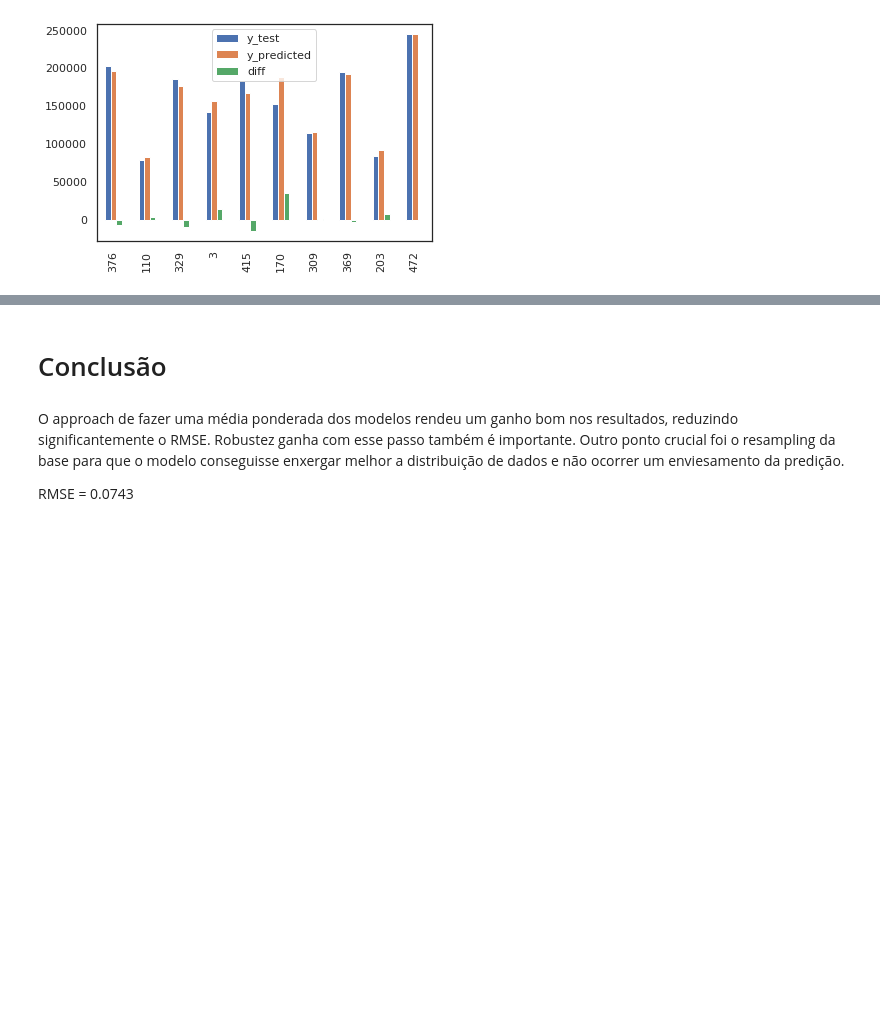
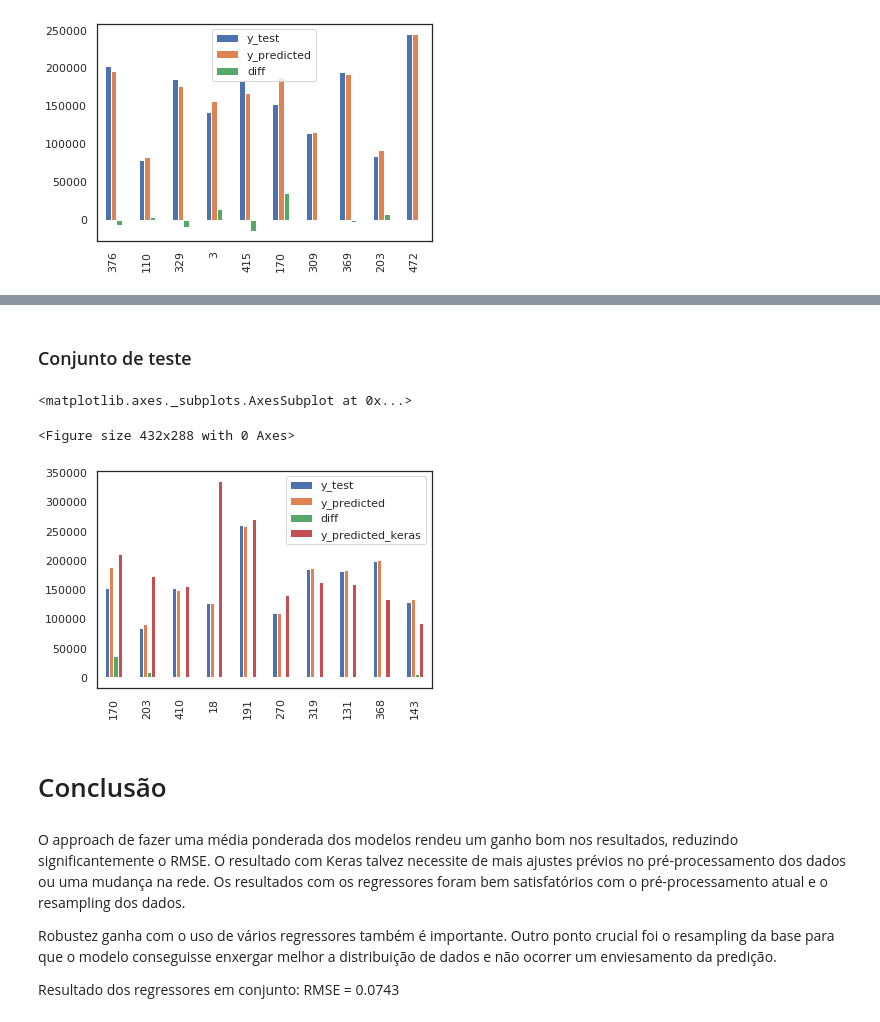
Before and after one commit to acresende/house-price-prediction, a Jupyter notebook: research/house-price-prediction.ipynb, the cells around one changed output, grey strips where cells are left out. Cells and saved outputs as stored; diff of their text form; code cells hidden in the pictures; blank space fills up the shorter version.

Commit message:
Adding keras, neuralnet model

```diff
--- a/research/house-price-prediction.ipynb
+++ b/research/house-price-prediction.ipynb
@@ -542,6 +551,9 @@ kf = KFold(n_splits=5, random_state=8, shuffle=True)
 # %% [markdown]
 Como temos uma variável alvo de predição vamos utilizar métricas de acordo. No caso selecionamos O Root mean Square error, cujo valor desejamos minimizar.
 # %%
+def root_mean_squared_error_loss(y_true, y_pred):
+    return tf.sqrt(tf.reduce_mean(tf.math.squared_difference(y_true, y_pred)))
+
 def rmsle(y, y_pred):
     return np.sqrt(mean_squared_error(y, y_pred))
 
@@ -836,0 +853,18 @@ compare_df2.sample(10).plot(kind='bar', legend=True)
+# %%
+seed = 8
+np.random.seed(seed)
+
+# Model
+model = Sequential()
+model.add(Dense(200, input_dim=245, kernel_initializer='normal', activation='relu'))
+model.add(Dense(100, kernel_initializer='normal', activation='relu'))
+model.add(Dense(50, kernel_initializer='normal', activation='relu'))
+model.add(Dense(25, kernel_initializer='normal', activation='relu'))
+model.add(Dense(1, kernel_initializer='normal'))
+# Compile model
+model.compile(loss=root_mean_squared_error_loss, optimizer=keras.optimizers.Adadelta())
+
+# feature_cols = test_X
+# labels = train_y.values
+
+model.fit(np.array(train_X), np.array(train_y), epochs=100, batch_size=10)
@@ -837,6 +895,22 @@ compare_df2.sample(10).plot(kind='bar', legend=True)
+# %% [markdown]
+### Conjunto de teste
+# %%
+compare_df2['y_predicted_keras'] = model.predict(np.array(test_X))
+compare_df2['y_predicted_keras'] = compare_df2['y_predicted_keras'].apply(np.expm1)
+# %%
+fig = plt.figure()
+compare_df2.sample(10).plot(kind='bar', legend=True)
+# %% [output]
+<matplotlib.axes._subplots.AxesSubplot at 0x...>
+<Figure size 432x288 with 0 Axes>
+[figure, added]
 # %% [markdown]
 # Conclusão
 # %% [markdown]
-O approach de fazer uma média ponderada dos modelos rendeu um ganho bom nos resultados, reduzindo significantemente o RMSE. Robustez ganha com esse passo também é importante. Outro ponto crucial foi o resampling da base para que o modelo conseguisse enxergar melhor a distribuição de dados e não ocorrer um enviesamento da predição.
+O approach de fazer uma média ponderada dos modelos rendeu um ganho bom nos resultados, reduzindo significantemente o RMSE. O resultado com Keras talvez necessite de mais ajustes prévios no pré-processamento dos dados ou uma mudança na rede. Os resultados com os regressores foram bem satisfatórios com o pré-processamento atual e o resampling dos dados.
 
+Robustez ganha com o uso de vários regressores também é importante. Outro ponto crucial foi o resampling da base para que o modelo conseguisse enxergar melhor a distribuição de dados e não ocorrer um enviesamento da predição.
+
+
+Resultado dos regressores em conjunto:
 RMSE = 0.0743
```
Also changed, not shown: parts of 8 cells of this notebook, 1 other file.
